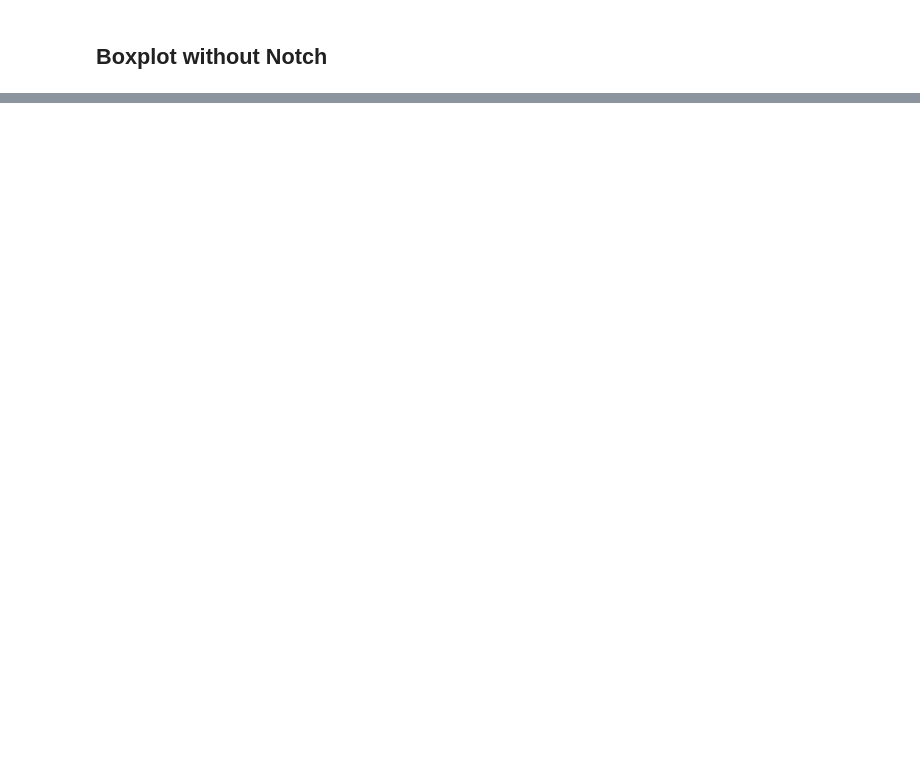
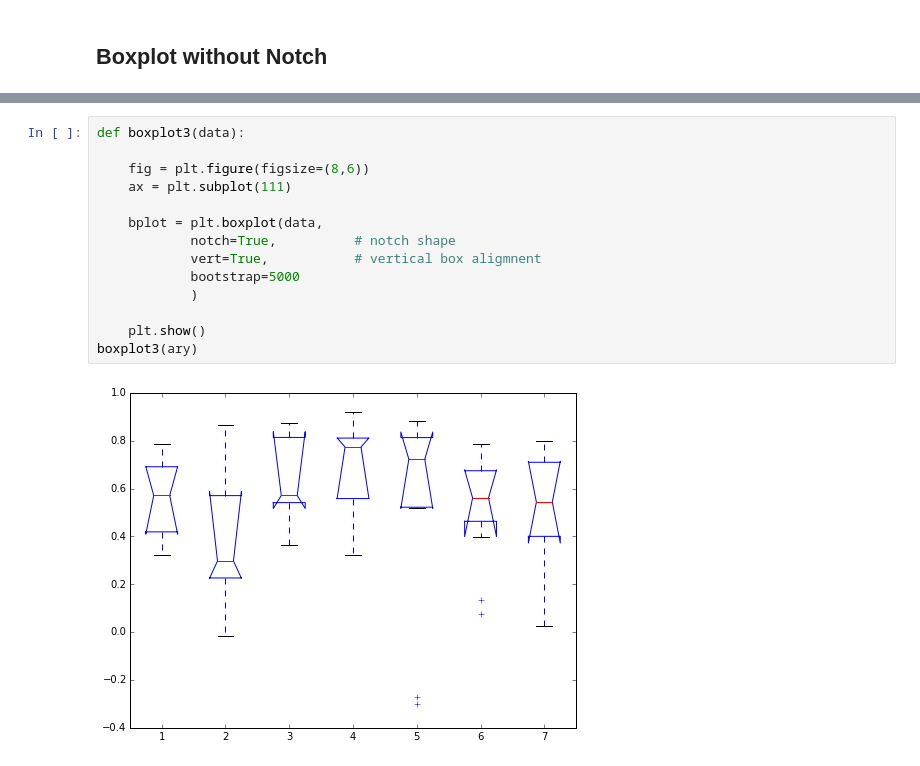
Before and after one commit to rasbt/matplotlib-gallery, a Jupyter notebook: bugreport/boxplot_notch/boxplot_notch.ipynb, the cells around one changed output, grey strips where cells are left out. Cells and saved outputs as stored; diff of their text form; blank space fills up the shorter version.

```diff
--- a/bugreport/boxplot_notch/boxplot_notch.ipynb
+++ b/bugreport/boxplot_notch/boxplot_notch.ipynb
@@ -80,0 +103,16 @@ boxplot2(ary)
+# %%
+def boxplot3(data):
+
+    fig = plt.figure(figsize=(8,6))
+    ax = plt.subplot(111)
+
+    bplot = plt.boxplot(data,
+            notch=True,          # notch shape
+            vert=True,           # vertical box aligmnent
+            bootstrap=5000
+            )
+
+    plt.show()
+boxplot3(ary)
+# %% [output]
+[figure, added]
```
Also changed, not shown: parts of 10 cells of this notebook.
